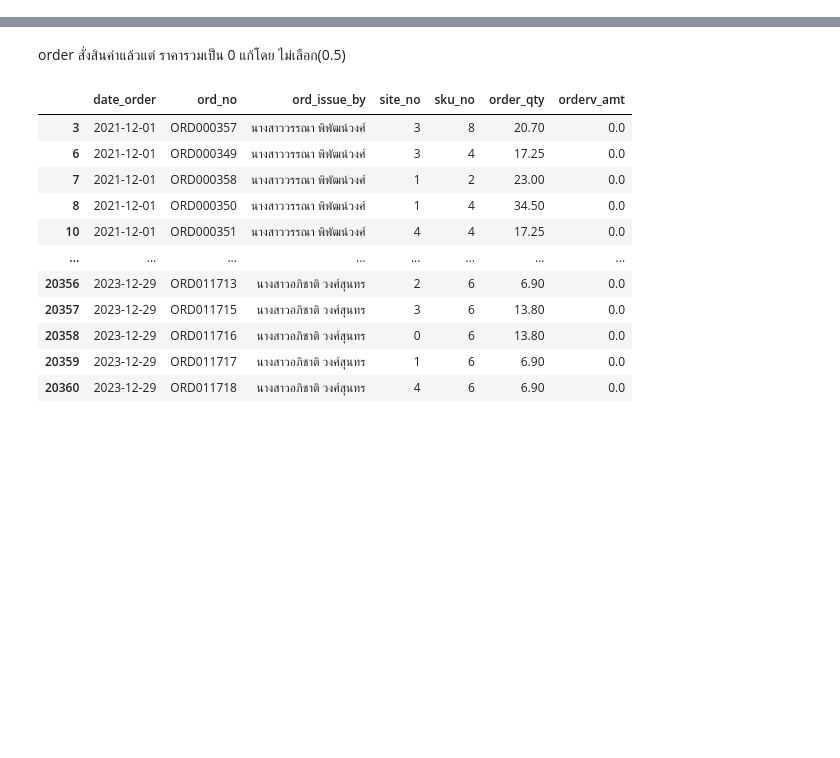
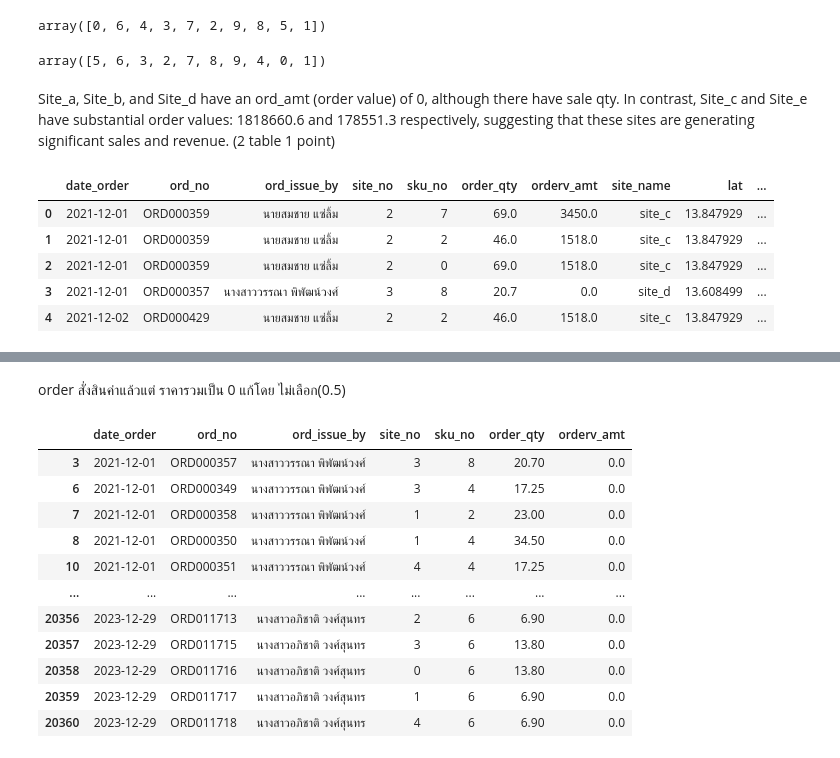
Before and after one commit to TaksaphornNow/AI_Transform, a Jupyter notebook: code/Assignmnet_1.ipynb, the cells around one changed output, grey strips where cells are left out. Saved outputs shown, nothing was run; the diff lists cells and outputs as text; code cells hidden in the pictures; blank space fills up the shorter version.

```diff
--- a/code/Assignmnet_1.ipynb
+++ b/code/Assignmnet_1.ipynb
@@ -7,0 +16,7 @@ order = pd.read_csv('../data/order.csv')
+# %%
+inventory = pd.read_excel('../data/inventory.xlsx')
+master_site = pd.read_excel('../data/master_site.xlsx')
+master_sku = pd.read_excel('../data/master_sku.xlsx')
+order = pd.read_csv('../data/order.csv')
+receive = pd.read_csv('../data/receive.csv')
+sales = pd.read_csv('../data/sales.csv')
@@ -8,2 +29,10 @@ order = pd.read_csv('../data/order.csv')
+# %%
+receive["ArtNo"].unique()
+# %% [output]
+array([0, 6, 4, 3, 7, 2, 9, 8, 5, 1])
+# %%
+sales["sku_no"].unique()
+# %% [output]
+array([5, 6, 3, 2, 7, 8, 9, 4, 0, 1])
 # %%
-order = order.rename(columns={"art_no":"sku_no"})
+order.rename(columns={'art_no': 'sku_no'}, inplace=True)
@@ -9,0 +41,12 @@ order = order.rename(columns={"art_no":"sku_no"})
+# %% [markdown]
+Site_a, Site_b, and Site_d have an ord_amt (order value) of 0, although there have sale qty. In contrast, Site_c and Site_e have substantial order values: 1818660.6 and 178551.3 respectively, suggesting that these sites are generating significant sales and revenue. (2 table 1 point)
+# %%
+merged_site = pd.merge(order, master_site, on='site_no', how='inner')
+merged_site.head()
+# %% [output]
+|  | date_order | ord_no | ord_issue_by | site_no | sku_no | order_qty | orderv_amt | site_name | lat | ... |
+| 0 | 2021-12-01 | ORD000359 | นายสมชาย แซ่ลิ้ม | 2 | 7 | 69.0 | 3450.0 | site_c | 13.847929 | ... |
+| 1 | 2021-12-01 | ORD000359 | นายสมชาย แซ่ลิ้ม | 2 | 2 | 46.0 | 1518.0 | site_c | 13.847929 | ... |
+| 2 | 2021-12-01 | ORD000359 | นายสมชาย แซ่ลิ้ม | 2 | 0 | 69.0 | 1518.0 | site_c | 13.847929 | ... |
+| 3 | 2021-12-01 | ORD000357 | นางสาววรรณา พิพัฒน์วงศ์ | 3 | 8 | 20.7 | 0.0 | site_d | 13.608499 | ... |
+| 4 | 2021-12-02 | ORD000429 | นายสมชาย แซ่ลิ้ม | 2 | 2 | 46.0 | 1518.0 | site_c | 13.847929 | ... |
```
Also changed, not shown: parts of 10 cells of this notebook.
